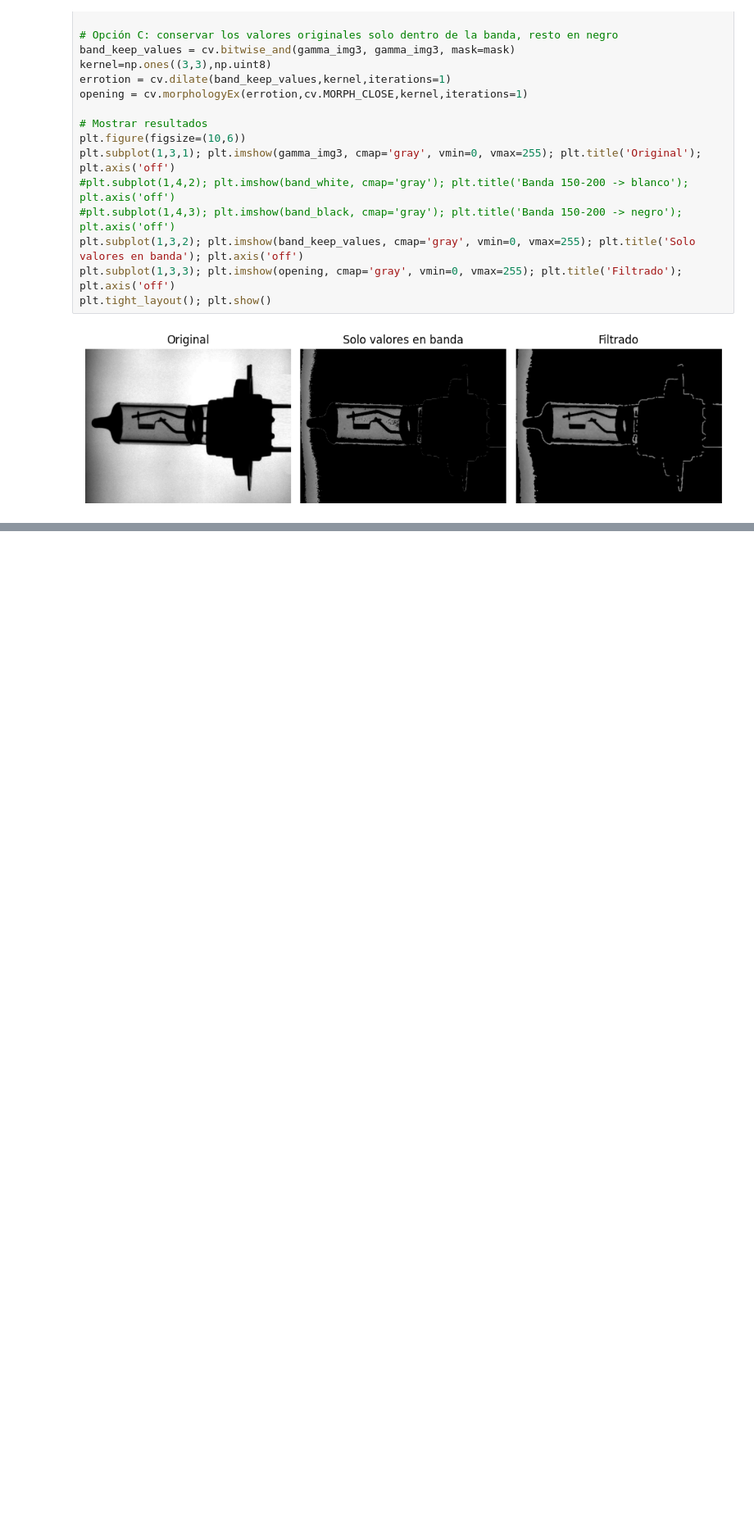
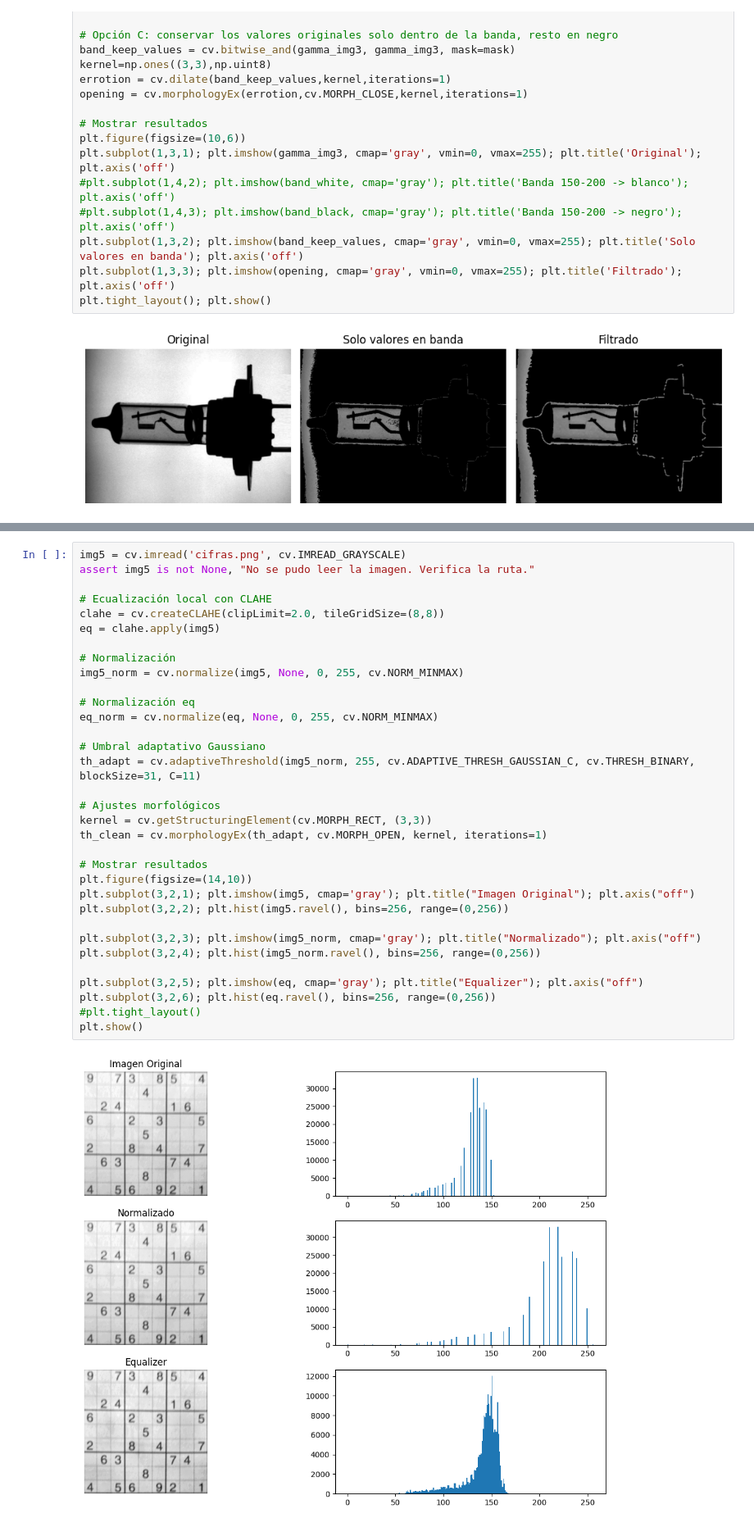
Before and after one commit to KalebG13/Sistemas-de-vision, a Jupyter notebook: Lab_1/Lab1_notebook.ipynb, the cells around one changed output, grey strips where cells are left out. Shown at 82% size. Cells and saved outputs as stored; diff of their text form; blank space fills up the shorter version.

```diff
--- a/Lab_1/Lab1_notebook.ipynb
+++ b/Lab_1/Lab1_notebook.ipynb
@@ -237,0 +268,35 @@ plt.tight_layout(); plt.show()
+# %%
+img5 = cv.imread('cifras.png', cv.IMREAD_GRAYSCALE)
+assert img5 is not None, "No se pudo leer la imagen. Verifica la ruta."
+
+# Ecualización local con CLAHE
+clahe = cv.createCLAHE(clipLimit=2.0, tileGridSize=(8,8))
+eq = clahe.apply(img5)
+
+# Normalización
+img5_norm = cv.normalize(img5, None, 0, 255, cv.NORM_MINMAX)
+
+# Normalización eq
+eq_norm = cv.normalize(eq, None, 0, 255, cv.NORM_MINMAX)
+
+# Umbral adaptativo Gaussiano
+th_adapt = cv.adaptiveThreshold(img5_norm, 255, cv.ADAPTIVE_THRESH_GAUSSIAN_C, cv.THRESH_BINARY, blockSize=31, C=11)
+
+# Ajustes morfológicos
+kernel = cv.getStructuringElement(cv.MORPH_RECT, (3,3))
+th_clean = cv.morphologyEx(th_adapt, cv.MORPH_OPEN, kernel, iterations=1)
+
+# Mostrar resultados
+plt.figure(figsize=(14,10))
+plt.subplot(3,2,1); plt.imshow(img5, cmap='gray'); plt.title("Imagen Original"); plt.axis("off")
+plt.subplot(3,2,2); plt.hist(img5.ravel(), bins=256, range=(0,256))
+
+plt.subplot(3,2,3); plt.imshow(img5_norm, cmap='gray'); plt.title("Normalizado"); plt.axis("off")
+plt.subplot(3,2,4); plt.hist(img5_norm.ravel(), bins=256, range=(0,256))
+
+plt.subplot(3,2,5); plt.imshow(eq, cmap='gray'); plt.title("Equalizer"); plt.axis("off")
+plt.subplot(3,2,6); plt.hist(eq.ravel(), bins=256, range=(0,256))
+#plt.tight_layout()
+plt.show()
+# %% [output]
+[figure, added]
```
Also changed, not shown: parts of 3 cells of this notebook.
